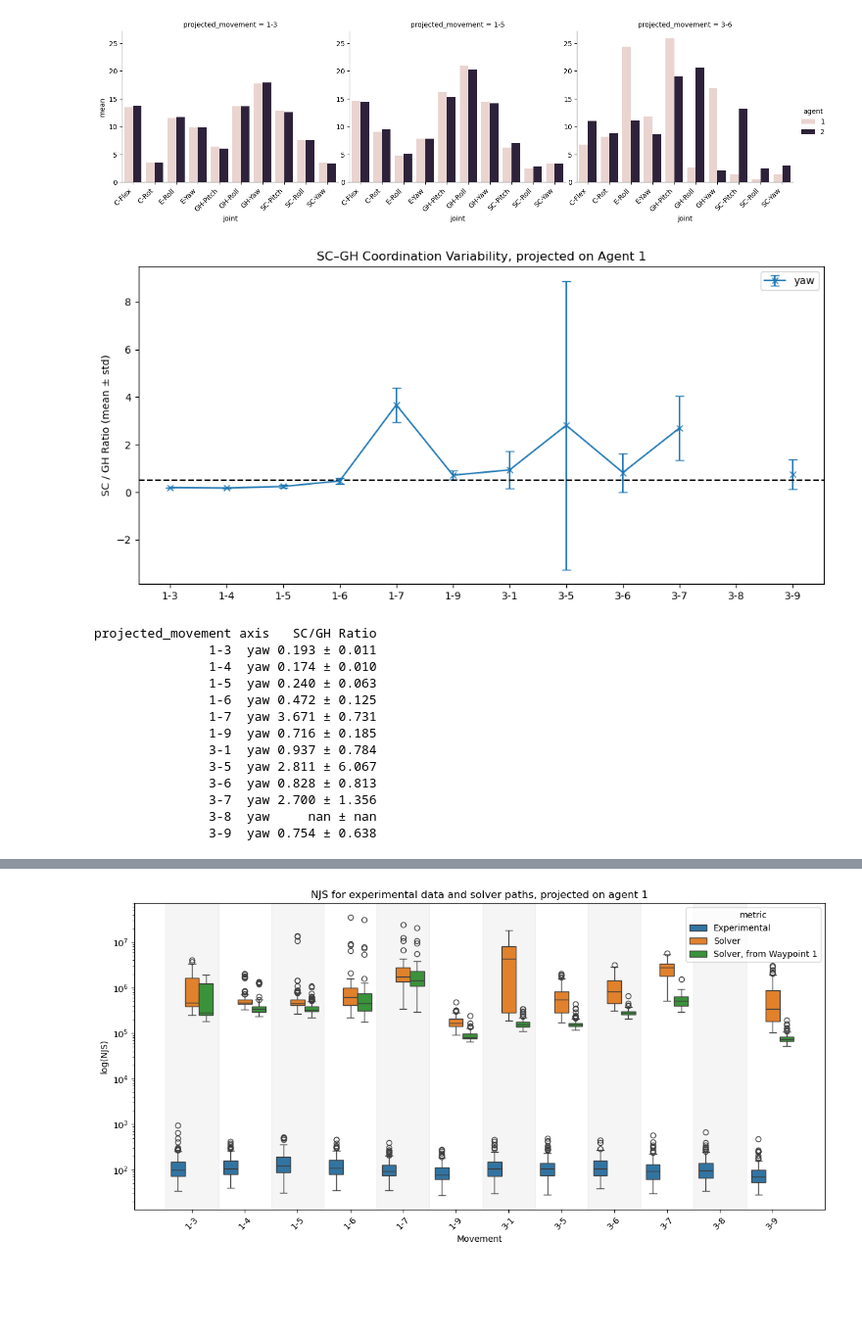
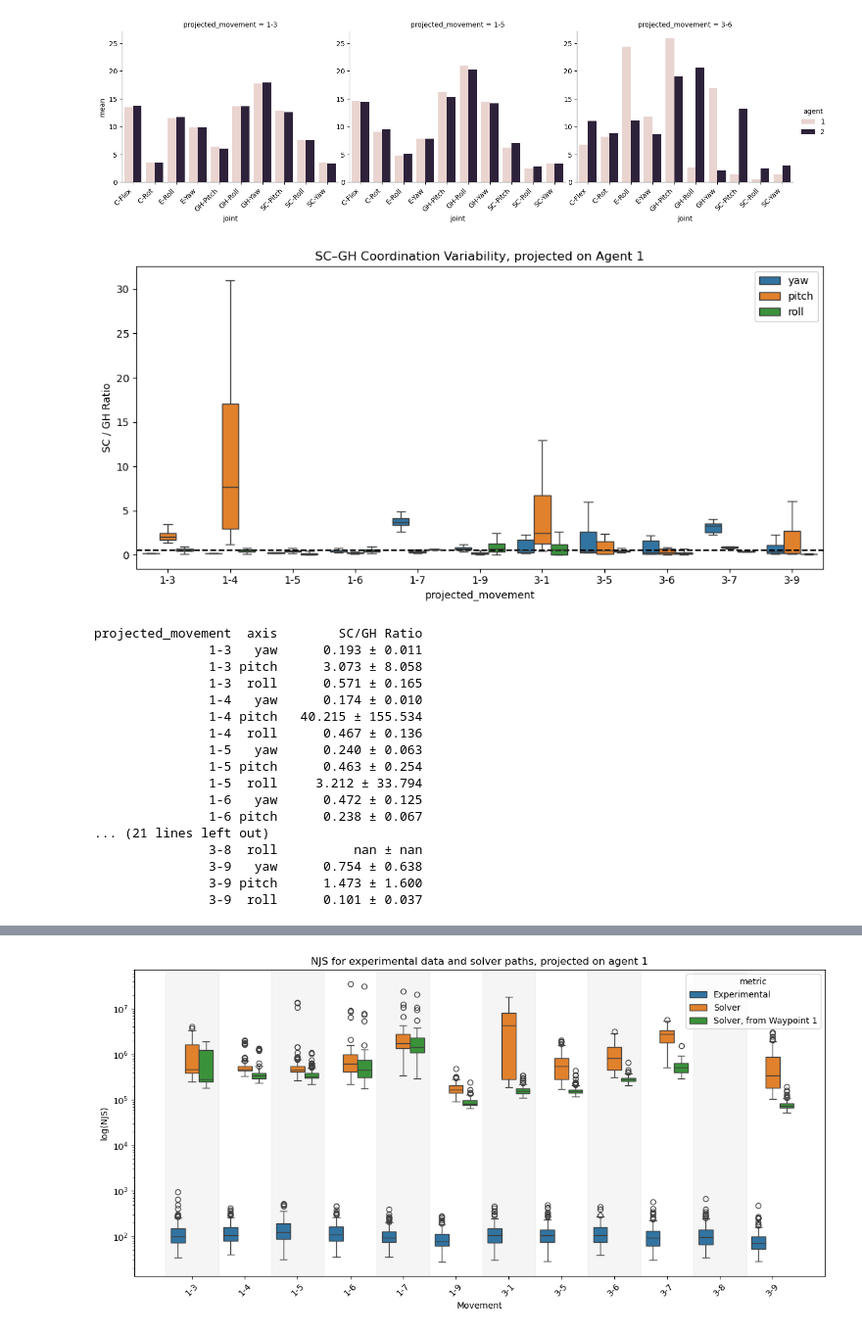
Before and after one commit to bj1110/Masterarbeit, a Jupyter notebook: eval/simdata_eval.ipynb, the cells around one changed output, grey strips where cells are left out. Shown at 98% size. Drawn from its saved outputs; the diff is of its cells as text; code cells hidden in the pictures; blank space fills up the shorter version.

Commit message:
changed alast line plot to boxplot

```diff
--- a/eval/simdata_eval.ipynb
+++ b/eval/simdata_eval.ipynb
@@ -607,11 +606,12 @@ for ax in g.axes.flat:
 # %%
 sc_gh_pairs = [
     ("yaw",   "sternoclavicular_yaw_joint",   "glenohumeral_yaw_joint"),
-    #("pitch", "sternoclavicular_pitch_joint", "glenohumeral_pitch_joint"),
-    #("roll",  "sternoclavicular_roll_joint",  "glenohumeral_roll_joint"),
+    ("pitch", "sternoclavicular_pitch_joint", "glenohumeral_pitch_joint"),
+    ("roll",  "sternoclavicular_roll_joint",  "glenohumeral_roll_joint"),
 ]
 
 rows = []
+stat_rows = []  # keep this if you still want the printed summary table
 
 for movement in sorted(df["projected_movement"].unique()):
 
@@ -628,68 +628,76 @@ for movement in sorted(df["projected_movement"].unique()):
         ratio = sc_vals / gh_vals.replace(0, np.nan)
         #ratio = np.log((sc_vals + 1e-8) / (gh_vals + 1e-8))
 
-        rows.append({
+        # keep every individual ratio value (dropping NaNs) for the box plot
+        for val in ratio.dropna():
+            rows.append({
+                "projected_movement": movement,
+                "axis": axis,
+                "ratio": val
+            })
+
+        stat_rows.append({
             "projected_movement": movement,
             "axis": axis,
             "mean": ratio.mean(),
             "std": ratio.std()
         })
 
-joint_stats = pd.DataFrame(rows)
+joint_data = pd.DataFrame(rows)
+joint_stats = pd.DataFrame(stat_rows)
 
-plt.figure(figsize=(10,5))
+plt.figure(figsize=(10, 5))
 
-for axis in joint_stats["axis"].unique():
-
-    sub = joint_stats[joint_stats["axis"] == axis]
-
-    plt.errorbar(
-        sub["projected_movement"],
-        sub["mean"],
-        yerr= sub["std"],
-        label=axis,
-        capsize=4,
-        marker="x"
-    )
+sns.boxplot(
+    data=joint_data,
+    x="projected_movement",
+    y="ratio",
+    hue="axis",
+    showfliers=False,
+)
 
 plt.axhline(0.5, linestyle="--", color="black")
 
-plt.ylabel("SC / GH Ratio (mean ± std)")
+plt.ylabel("SC / GH Ratio")
 plt.title("SC–GH Coordination Variability, projected on Agent 1")
 
 #plt.yscale("log")
 
 plt.legend()
 plt.tight_layout()
 plt.show()
 
 
 table = joint_stats.copy()
 
 table["SC/GH Ratio"] = (
     table["mean"].map(lambda x: f"{x:.3f}")
     + " ± "
     + table["std"].map(lambda x: f"{x:.3f}")
 )
 
 table = table[["projected_movement", "axis", "SC/GH Ratio"]]
 
 print(table.to_string(index=False))
 # %% [output]
-[figure, old version]
+[figure, new version]
-projected_movement axis   SC/GH Ratio
-               1-3  yaw 0.193 ± 0.011
-               1-4  yaw 0.174 ± 0.010
-               1-5  yaw 0.240 ± 0.063
-               1-6  yaw 0.472 ± 0.125
-               1-7  yaw 3.671 ± 0.731
-               1-9  yaw 0.716 ± 0.185
-               3-1  yaw 0.937 ± 0.784
-               3-5  yaw 2.811 ± 6.067
-               3-6  yaw 0.828 ± 0.813
-               3-7  yaw 2.700 ± 1.356
-               3-8  yaw     nan ± nan
-               3-9  yaw 0.754 ± 0.638
+projected_movement  axis        SC/GH Ratio
+               1-3   yaw      0.193 ± 0.011
+               1-3 pitch      3.073 ± 8.058
+               1-3  roll      0.571 ± 0.165
+               1-4   yaw      0.174 ± 0.010
+               1-4 pitch   40.215 ± 155.534
+               1-4  roll      0.467 ± 0.136
+               1-5   yaw      0.240 ± 0.063
+               1-5 pitch      0.463 ± 0.254
+               1-5  roll     3.212 ± 33.794
+               1-6   yaw      0.472 ± 0.125
+               1-6 pitch      0.238 ± 0.067
+... (21 lines left out)
+               3-8  roll          nan ± nan
+               3-9   yaw      0.754 ± 0.638
+               3-9 pitch      1.473 ± 1.600
+               3-9  roll      0.101 ± 0.037
 # %%
 # same shit as before but without error bars:
 plt.figure(figsize=(10,5))
```
Also changed, not shown: parts of 2 cells of this notebook, 1 other file.
